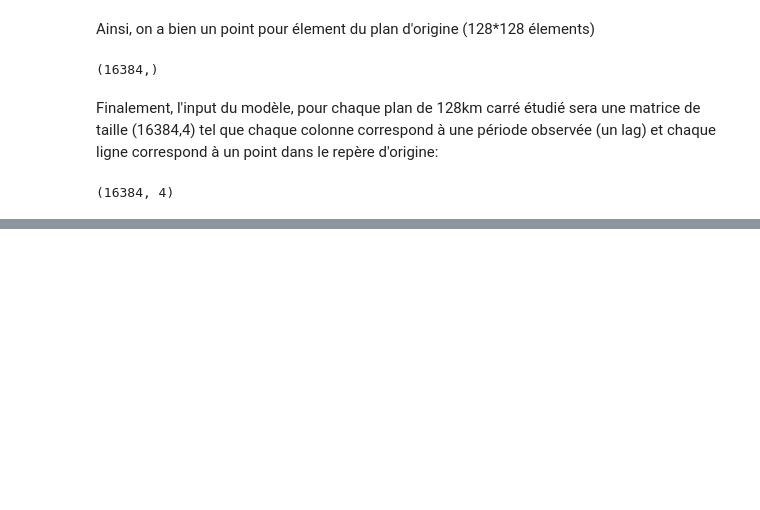
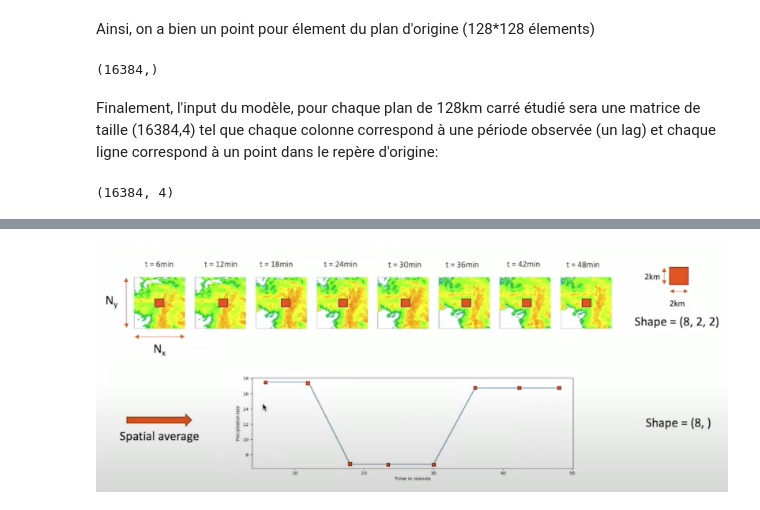
Before and after one commit to luciegaba/Short-Term-Rain-Forecasting, a Jupyter notebook: notebooks/project.ipynb, the cells around one changed output, grey strips where cells are left out. Saved outputs shown, nothing was run; the diff lists cells and outputs as text; code cells hidden in the pictures; blank space fills up the shorter version.

```diff
--- a/notebooks/project.ipynb
+++ b/notebooks/project.ipynb
@@ -114,0 +122,5 @@ sample_input.shape
+# %%
+from IPython.display import Image
+Image(filename="visuals/outputs.png")
+# %% [output]
+[figure, added]
```
Also changed, not shown: parts of 19 cells of this notebook, 3 other files.
